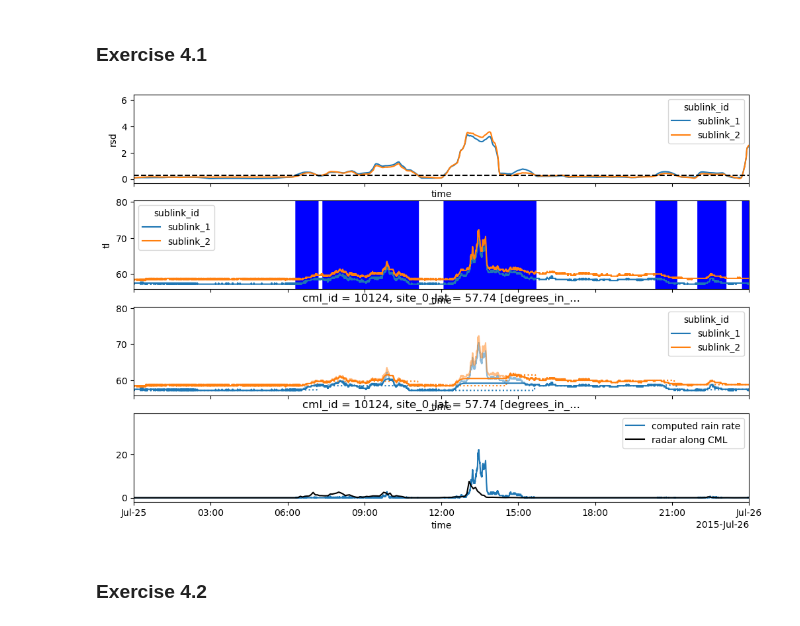
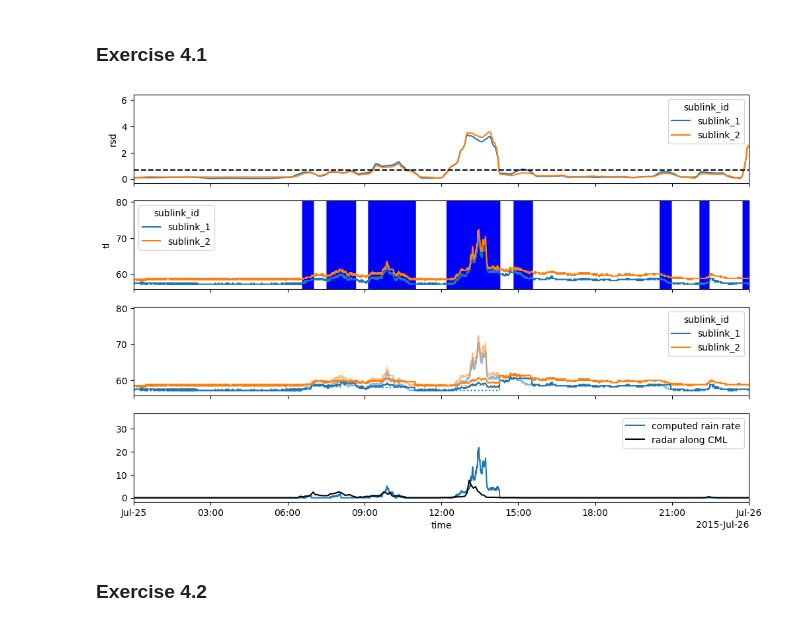
Before and after one commit to OpenSenseAction/PrePEP_short_course_OS, a Jupyter notebook: 2_cml_processing_timeseries.ipynb, the cells around one changed output. Drawn from its saved outputs; the diff is of its cells as text; code cells hidden in the pictures.

Commit message:
code for exercises done, but NB results are broken now...

```diff
--- a/2_cml_processing_timeseries.ipynb
+++ b/2_cml_processing_timeseries.ipynb
@@ -486,11 +563,11 @@ plt.xlim(pd.to_datetime('2015-07-25'), pd.to_datetime('2015-07-26'))
 # Write code here...
 
 ds_cml = ds_cmls.isel(cml_id=123)
-threshold = 0.3
 
 # Full processing
 ds_cml['rsd'] = ds_cml.tl.rolling(time=60*6, center=True).std()
-ds_cml['wet'] = ds_cml.rsd > threshold
+ds_cml['roll_std_threshold'] = 1.2 * ds_cml.rsd.quantile(0.80, dim='time')
+ds_cml['wet'] = ds_cml.rsd > ds_cml.roll_std_threshold
 
 ds_cml['baseline'] = pycml.processing.baseline.baseline_constant(
     trsl=ds_cml.tl,
@@ -499,22 +576,14 @@ ds_cml['baseline'] = pycml.processing.baseline.baseline_constant(
 
 ds_cml['A_obs'] = ds_cml.tl - ds_cml.baseline
 ds_cml["A_obs"] = ds_cml.A_obs.where(ds_cml.A_obs >= 0, 0)
-# ds_cml['waa'] = pycml.processing.wet_antenna.waa_pastorek_2021_from_A_obs(
-#     A_obs=ds_cml.A_obs,
-#     f_Hz=ds_cml.frequency * 1e6,
-#     pol=ds_cml.polarization.data,
-#     L_km=ds_cml.length / 1000,
-#     A_max=3,
-#     zeta=0.7,
-#     d=0.15,
-# )
-ds_cml['waa'] = pycml.processing.wet_antenna.waa_schleiss_2013(
-    rsl=ds_cml.tl,
-    baseline=ds_cml.baseline,
-    wet=ds_cml.wet,
-    waa_max=2.0,
-    delta_t=1,
-    tau=15*6, # 15 minutes
+ds_cml['waa'] = pycml.processing.wet_antenna.waa_pastorek_2021_from_A_obs(
+    A_obs=ds_cml.A_obs,
+    f_Hz=ds_cml.frequency * 1e6,
+    pol=ds_cml.polarization.data,
+    L_km=ds_cml.length / 1000,
+    A_max=3,
+    zeta=0.7,
+    d=0.15,
 )
 
 # subtract baseline and wet antenna attenuation from total path loss
@@ -529,7 +598,7 @@ ds_cml['R'] = pycml.processing.k_R_relation.calc_R_from_A(
     pol=ds_cml.polarization
 )
 # %%
-# Plotting function
+# Plotting code for this exercise
 
 fig, axs = plt.subplots(4, 1, figsize=(12,8), sharex=True)
 
@@ -540,36 +609,37 @@ axs[0].axhline(threshold, color='k', linestyle='--', label='threshold')
 # Plot TL and mark wet periods
 ds_cml.tl.plot.line(x='time', ax=axs[1]);
 highlight_wet_periods(ds_cml.wet, ax=axs[1])
 
 # Plot TL, baseline and WAA
 ds_cml.tl.plot.line(x='time', alpha=0.5, label='tl', ax=axs[2])
 
 axs[2].set_prop_cycle(None)
 ds_cml.baseline.plot.line(
     x='time',
     linestyle=':',
     label='baseline without WAA',
     ax=axs[2]
 )
 
 axs[2].set_prop_cycle(None)
 (ds_cml.baseline + ds_cml.waa).plot.line(
     x='time',
     label='baseline with WAA',
     ax=axs[2]
 )
 
 # Plot CML and radar rain rate
 ds_cml.isel(sublink_id=0).R.plot.line(x='time',label='computed rain rate', ax=axs[3])
 radar_along_cml.sel(cml_id=ds_cml.cml_id.data).plot.line(x='time', color='k', label='radar along CML', ax=axs[3])
 plt.legend()
 
 plt.xlim(pd.to_datetime('2015-07-25'), pd.to_datetime('2015-07-26'))
 
-axs[0].set_title('');
-axs[1].set_title('');
+for i in range(0, 4):
+    axs[i].set_title('')
+    if i < 3: axs[i].set_xlabel('');
 # %% [output]
-[figure, old version]
+[figure, new version]
 # %% [markdown]
 ### Exercise 4.2
 # %%
```
Also changed, not shown: parts of 31 cells of this notebook.
